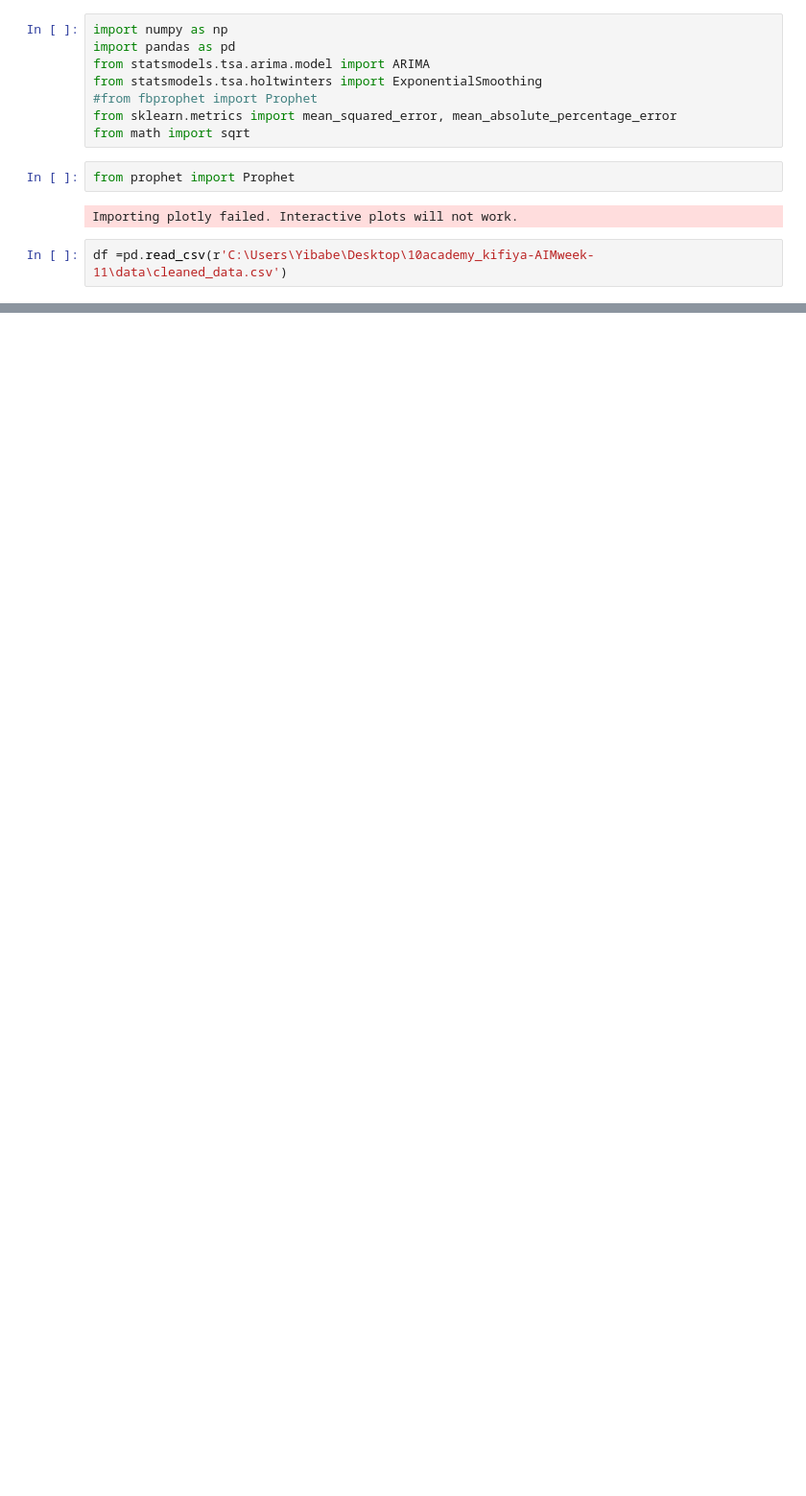
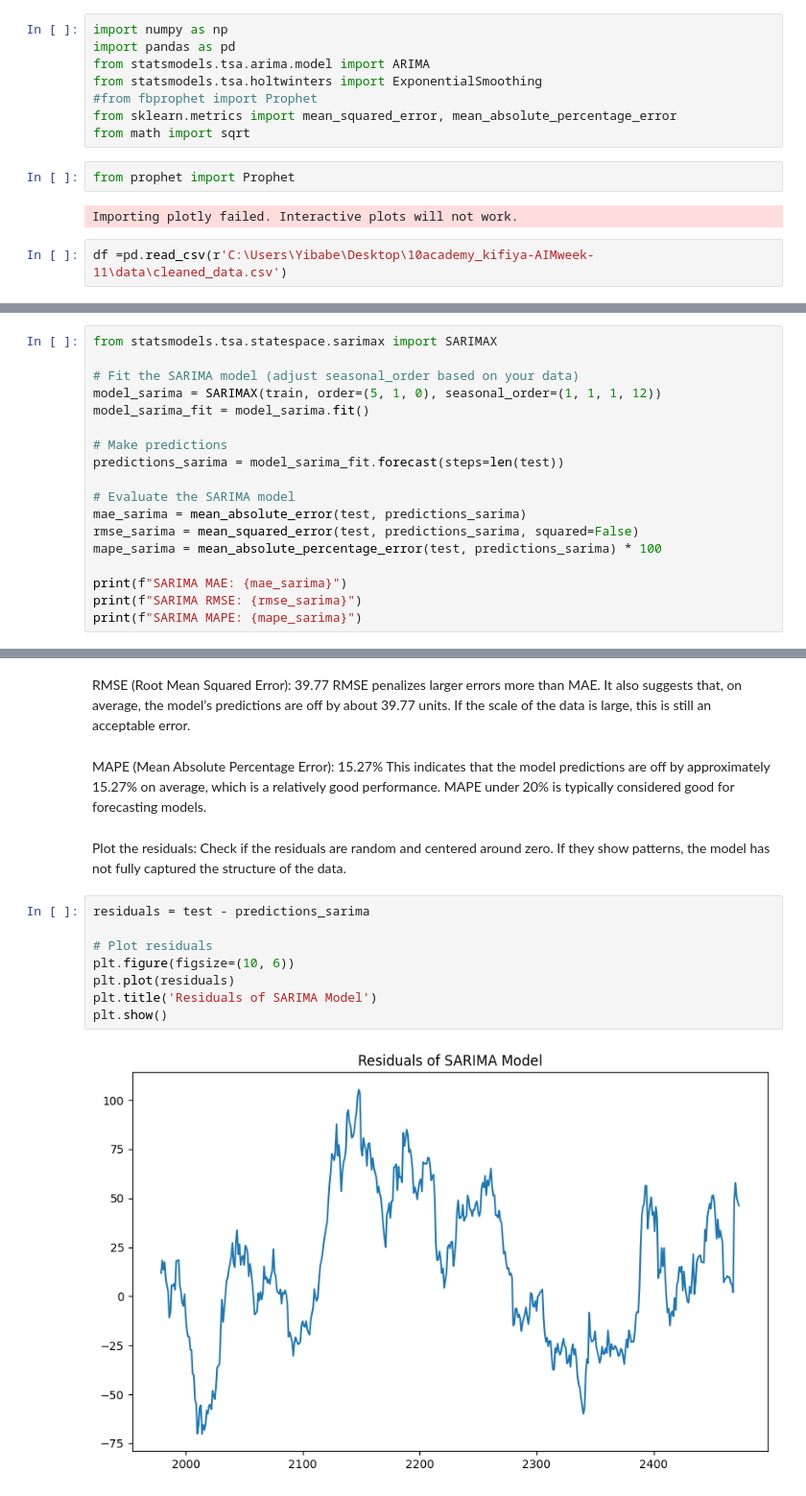
Before and after one commit to Begizew2112/10academy_kifiya-AIMweek-11, a Jupyter notebook: notebook/Time_Series_Forecasting.ipynb, the cells around one changed output, grey strips where cells are left out. Shown at 96% size. Cells and saved outputs as stored; diff of their text form; blank space fills up the shorter version.

```diff
--- a/notebook/Time_Series_Forecasting.ipynb
+++ b/notebook/Time_Series_Forecasting.ipynb
@@ -45,0 +60,18 @@ ValueError: numpy.dtype size changed, may indicate binary incompatibility. Expec
+# %%
+from statsmodels.tsa.statespace.sarimax import SARIMAX
+
+# Fit the SARIMA model (adjust seasonal_order based on your data)
+model_sarima = SARIMAX(train, order=(5, 1, 0), seasonal_order=(1, 1, 1, 12))
+model_sarima_fit = model_sarima.fit()
+
+# Make predictions
+predictions_sarima = model_sarima_fit.forecast(steps=len(test))
+
+# Evaluate the SARIMA model
+mae_sarima = mean_absolute_error(test, predictions_sarima)
+rmse_sarima = mean_squared_error(test, predictions_sarima, squared=False)
+mape_sarima = mean_absolute_percentage_error(test, predictions_sarima) * 100
+
+print(f"SARIMA MAE: {mae_sarima}")
+print(f"SARIMA RMSE: {rmse_sarima}")
+print(f"SARIMA MAPE: {mape_sarima}")
@@ -45,0 +86,18 @@ ValueError: numpy.dtype size changed, may indicate binary incompatibility. Expec
+# %% [markdown]
+RMSE (Root Mean Squared Error): 39.77
+RMSE penalizes larger errors more than MAE. It also suggests that, on average, the model’s predictions are off by about 39.77 units. If the scale of the data is large, this is still an acceptable error.
+# %% [markdown]
+MAPE (Mean Absolute Percentage Error): 15.27%
+This indicates that the model predictions are off by approximately 15.27% on average, which is a relatively good performance. MAPE under 20% is typically considered good for forecasting models.
+# %% [markdown]
+Plot the residuals: Check if the residuals are random and centered around zero. If they show patterns, the model has not fully captured the structure of the data.
+# %%
+residuals = test - predictions_sarima
+
+# Plot residuals
+plt.figure(figsize=(10, 6))
+plt.plot(residuals)
+plt.title('Residuals of SARIMA Model')
+plt.show()
+# %% [output]
+[figure, added]
```
Also changed, not shown: parts of 23 cells of this notebook, 1 other file.
